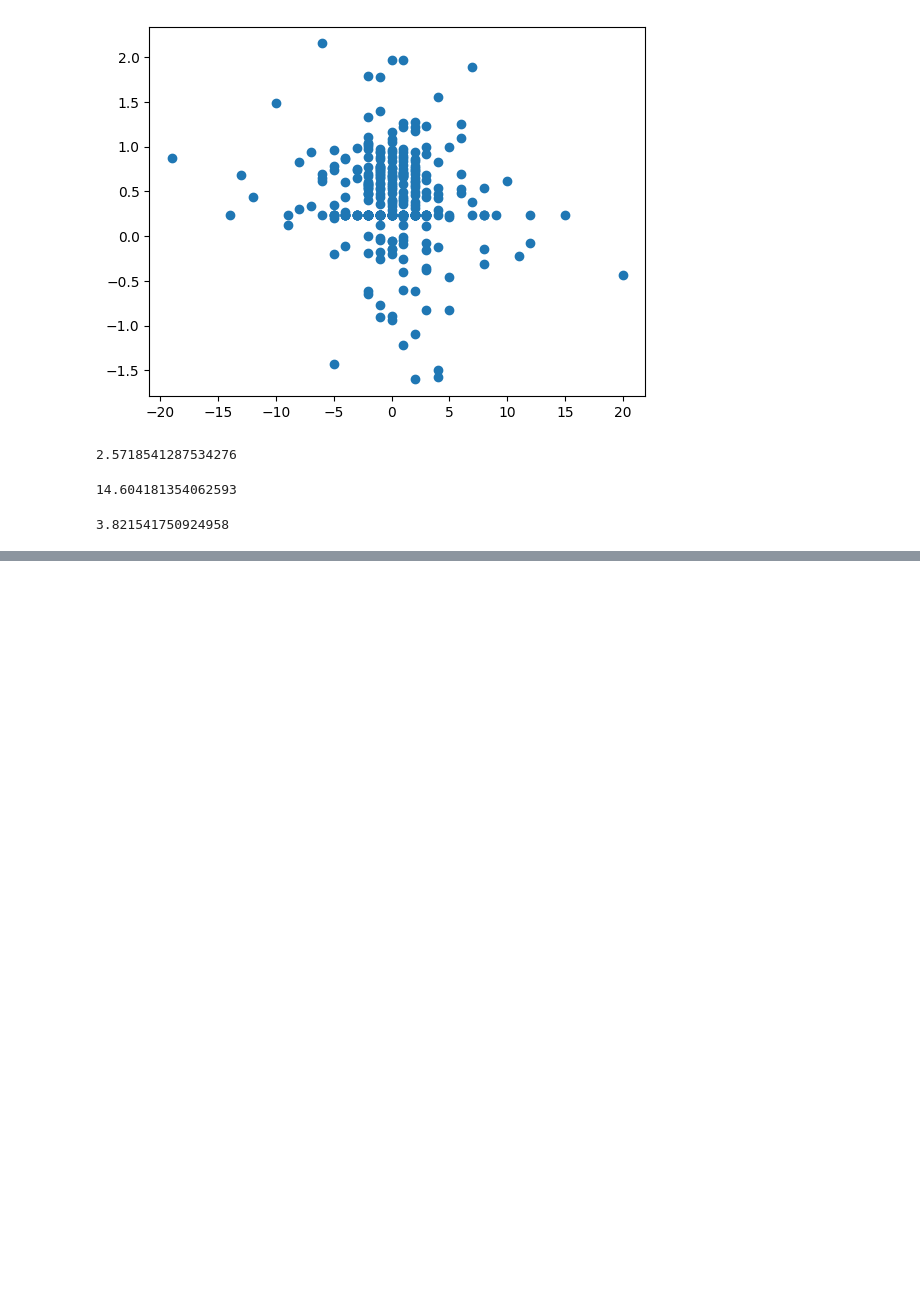
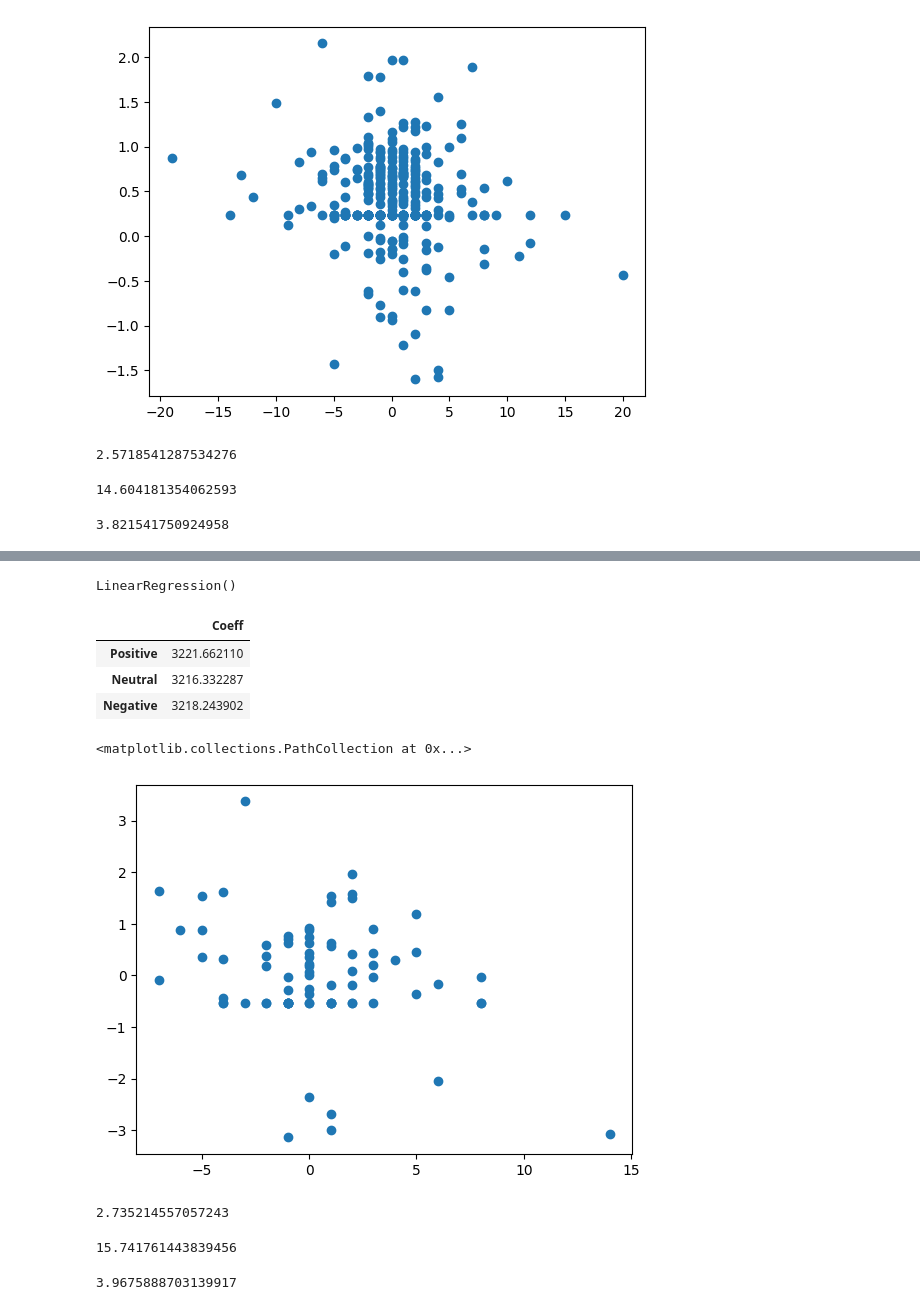
Before and after one commit to SureFoot0/Elon-Musk-Tesla-Tweets, a Jupyter notebook: Regression.ipynb, the cells around one changed output, grey strips where cells are left out. Drawn from its saved outputs; the diff is of its cells as text; code cells hidden in the pictures; blank space fills up the shorter version.

Commit message:
Update
Added Tesla Consideration

```diff
--- a/Regression.ipynb
+++ b/Regression.ipynb
@@ -56,0 +72,37 @@ np.sqrt(metrics.mean_squared_error(y_test,pred))
+# %%
+lm = LinearRegression()
+# %%
+X = Tesladf[["Positive", "Neutral", "Negative"]]
+y = Tesladf["Percent Change"]
+X_train, X_test, y_train, y_test = train_test_split(X, y, test_size=0.4, random_state=101)
+# %%
+lm.fit(X_train,y_train)
+# %% [output]
+LinearRegression()
+# %%
+cdf = pd.DataFrame(lm.coef_,X.columns,columns=['Coeff'])
+cdf
+# %% [output]
+|  | Coeff |
+| Positive | 3221.662110 |
+| Neutral | 3216.332287 |
+| Negative | 3218.243902 |
+# %%
+pred = lm.predict(X_test)
+# %%
+plt.scatter(y_test, pred)
+# %% [output]
+<matplotlib.collections.PathCollection at 0x...>
+[figure, added]
+# %%
+metrics.mean_absolute_error(y_test,pred)
+# %% [output]
+2.735214557057243
+# %%
+metrics.mean_squared_error(y_test,pred)
+# %% [output]
+15.741761443839456
+# %%
+np.sqrt(metrics.mean_squared_error(y_test,pred))
+# %% [output]
+3.9675888703139917
```
Also changed, not shown: parts of 4 cells of this notebook.
